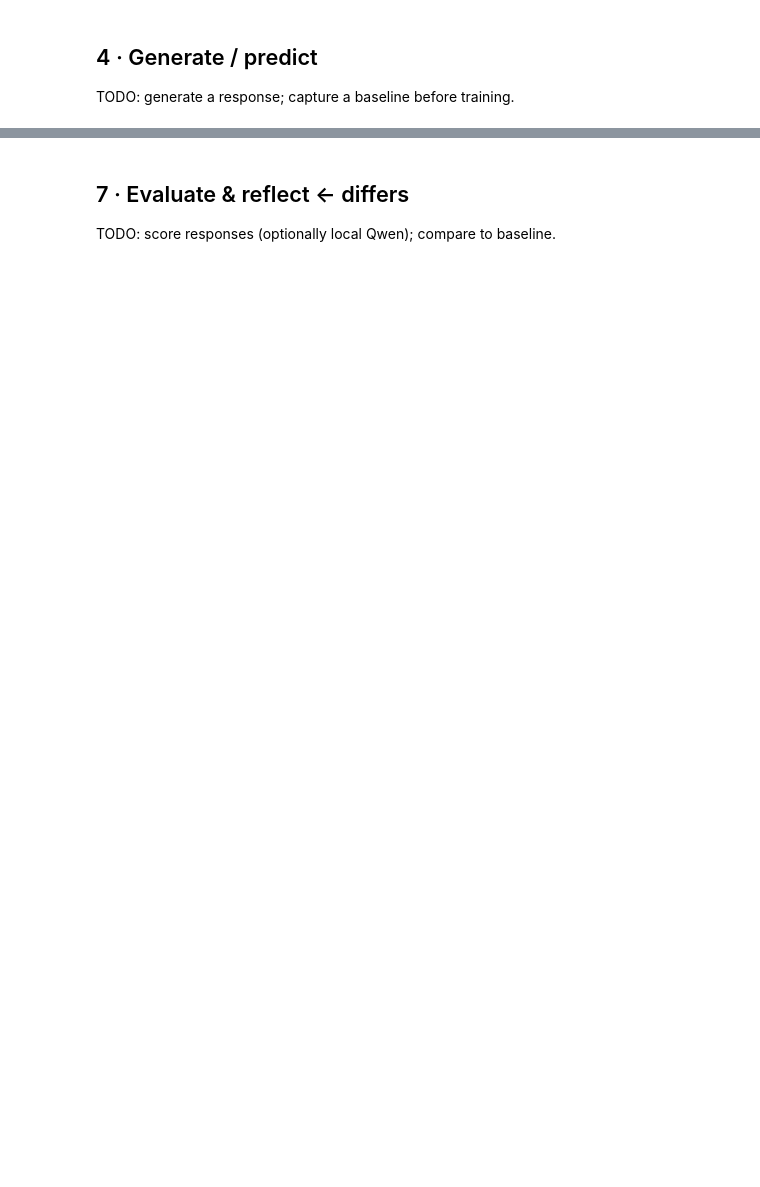
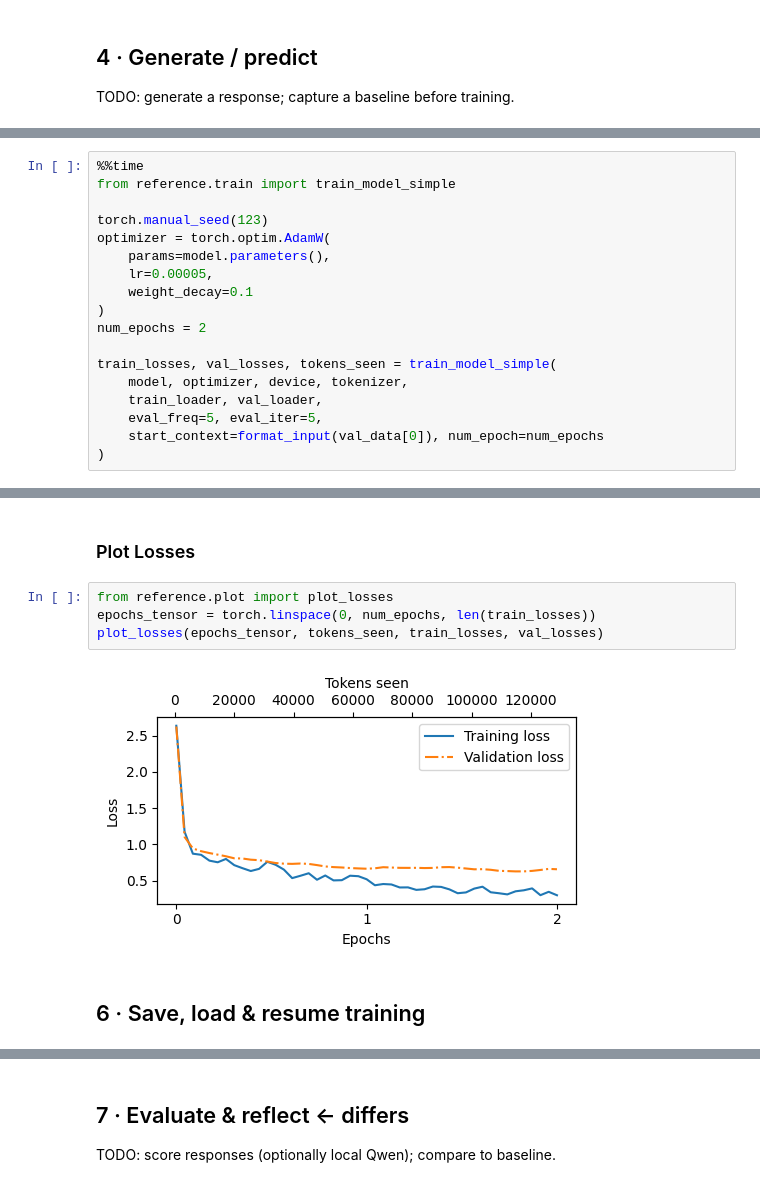
Before and after one commit to faisalanjum/LLM-fine-tuning, a Jupyter notebook: Training/03_instruction.ipynb, the cells around one changed output, grey strips where cells are left out. Saved outputs shown, nothing was run; the diff lists cells and outputs as text; blank space fills up the shorter version.

Commit message:
Add instruction training plots and checkpoint save/load

```diff
--- a/Training/03_instruction.ipynb
+++ b/Training/03_instruction.ipynb
@@ -343,0 +340,18 @@ TODO: extract and save responses → runs/instruction/.
+# %%
+%%time
+from reference.train import train_model_simple
+
+torch.manual_seed(123)
+optimizer = torch.optim.AdamW(
+    params=model.parameters(),
+    lr=0.00005,
+    weight_decay=0.1
+)
+num_epochs = 2
+
+train_losses, val_losses, tokens_seen = train_model_simple(
+    model, optimizer, device, tokenizer,
+    train_loader, val_loader,
+    eval_freq=5, eval_iter=5,
+    start_context=format_input(val_data[0]), num_epoch=num_epochs
+)
@@ -343,0 +376,10 @@ TODO: extract and save responses → runs/instruction/.
+# %% [markdown]
+### Plot Losses
+# %%
+from reference.plot import plot_losses
+epochs_tensor = torch.linspace(0, num_epochs, len(train_losses))
+plot_losses(epochs_tensor, tokens_seen, train_losses, val_losses)
+# %% [output]
+[figure, added]
+# %% [markdown]
+## 6 · Save, load & resume training
```
Also changed, not shown: parts of 11 cells of this notebook, 4 other files.
